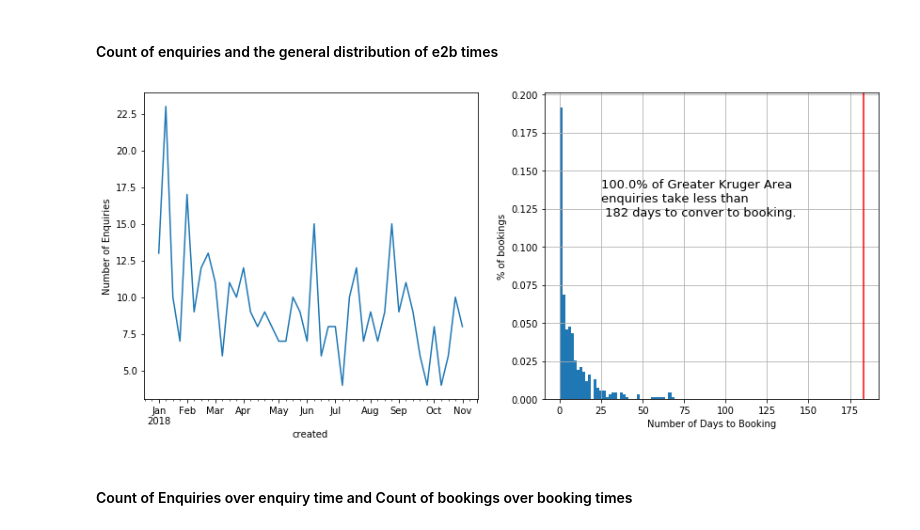
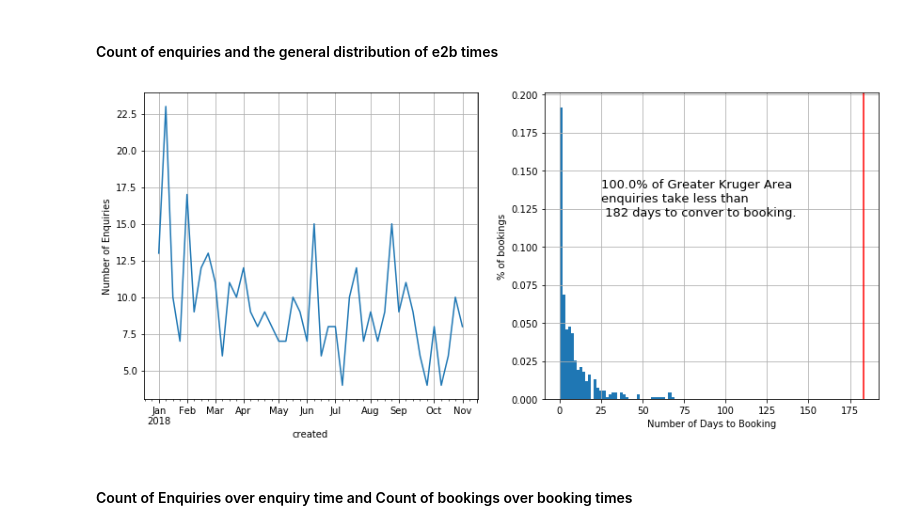
Before and after one commit to akin-aroge/market_forecast, a Jupyter notebook: src/Untitled.ipynb, the cells around one changed output. Cells and saved outputs as stored; diff of their text form; code cells hidden in the pictures.

```diff
--- a/src/Untitled.ipynb
+++ b/src/Untitled.ipynb
@@ -97,29 +97,30 @@ plt.legend(countries);
 # %%
 def plot_num_of_enq(destination, bound, data):
     data = data[data.DESTINATION == destination]
 
     fig, ax = plt.subplots(1, 2)
     fig.set_size_inches(14, 6)
     data['dummy'].resample('w').sum().plot(ax=ax[0])
     #data['enq_to_book_days'].resample('w').sum().plot(ax=ax[1])
     data['enq_to_book_days'][data.enq_to_book_days < 70].hist(bins=40, density=True, ax=ax[1])
     #data['enq_to_book_days'][data.enq_to_book_days < 50].plot.kde()
 
     ax0 = ax[0]; ax0.set(ylabel='Number of Enquiries')
+    ax0.grid(True)
     ax1 = ax[1]; ax1.set(xlabel='Number of Days to Booking', ylabel='% of bookings')
 
     q = data['enq_to_book_days'].quantile(q=bound)
     ax1.axvline(x=q, color='r')
     ax1.text(25, 0.12, str(bound*100)+'% of ' + str(destination)+ ' \nenquiries take less than\n '\
              +str(int(q)) + ' days to conver to booking.', fontsize=13)
 
 from ipywidgets import interact, interactive, fixed
 import ipywidgets as widgets
 
 interact(plot_num_of_enq, data=fixed(dt_countries),bound=widgets.FloatSlider(min=0,max=1,step=0.1,value=10),
          destination=dt_countries.DESTINATION.value_counts()[:7].index.tolist());
 # %% [output]
-[figure, old version]
+[figure, new version]
 # %%
 def plot_num_of_enq(destination, data):
     data = data[data.DESTINATION == destination]
```
